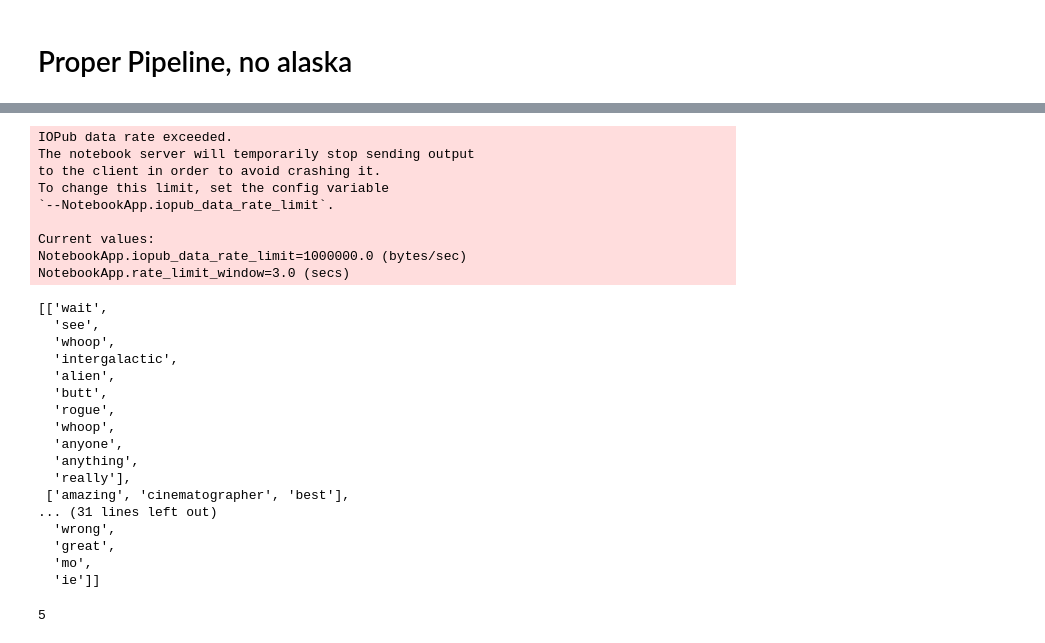
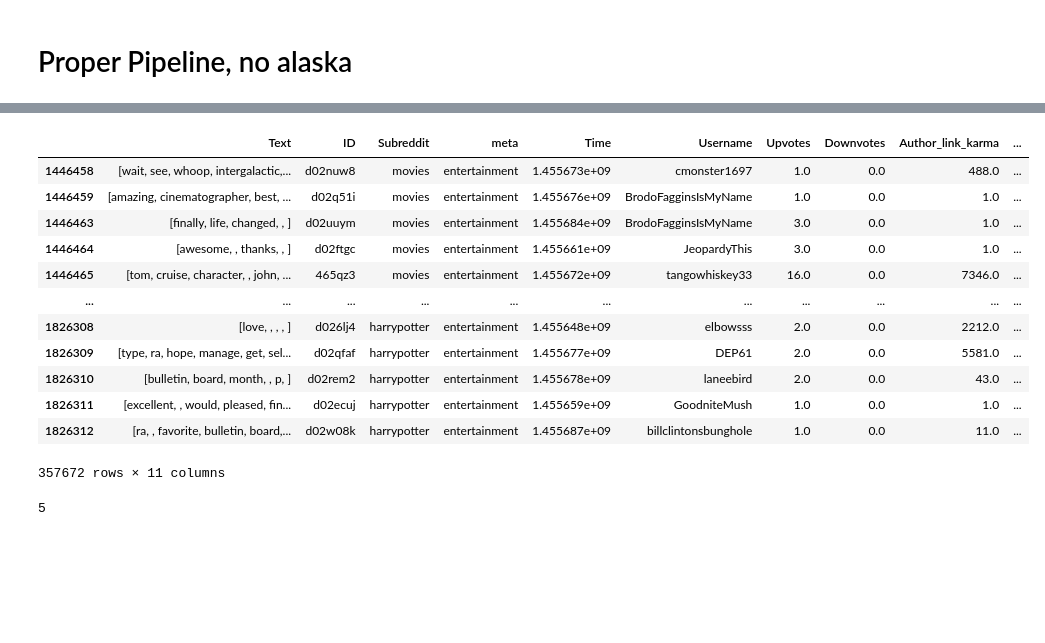
Before and after one commit to Jameshskelton/Reddit-NLP, a Jupyter notebook: Reddit-nlp-project.ipynb, the cells around one changed output, grey strips where cells are left out. Cells and saved outputs as stored; diff of their text form; code cells hidden in the pictures; blank space fills up the shorter version.

Commit message:
pipeline done, data cleaning started

```diff
--- a/Reddit-nlp-project.ipynb
+++ b/Reddit-nlp-project.ipynb
@@ -80,6 +67,6 @@ def clean_urls(array):
             lst.append(string)
     return lst
 # test
-cleaned_urls = clean_urls(df_entertainment.Text.values)
-cleaned_urls
+tokelems = clean_urls(df_entertainment.Text.values)
+# cleaned_urls
 # type(cleaned_urls[1])
@@ -136,6 +117,6 @@ def base_clean_up(strings):
 # clean_test = base_clean_up(test_strings2)
 # print(clean_test)
 # check using df
-base_clean_up1 = base_clean_up(cleaned_urls)
-base_clean_up1
+tokelems = base_clean_up(tokelems)
+# base_clean_up1
 # clean_test
@@ -163,50 +124,39 @@ base_clean_up1
 def tokenizer(strings):
         lst = []
         for i in strings:
-            tokens = [word for word in i if word not in s_stop]
+            tokens = [word for word in i.split(" ") if word not in s_stop]
             lst.append(tokens)
         return lst
 
 # # test tokenizer
-test_tokes = tokenizer(base_clean_up1)
-print(test_tokes)
+tokelems = tokenizer(tokelems)
+# print(test_tokes)
 #     lst.append(no_punct)
 # df_entertainment.Text = lst
-# %% [output]
-IOPub data rate exceeded.
-The notebook server will temporarily stop sending output
-to the client in order to avoid crashing it.
-To change this limit, set the config variable
-`--NotebookApp.iopub_data_rate_limit`.
-
-Current values:
-NotebookApp.iopub_data_rate_limit=1000000.0 (bytes/sec)
-NotebookApp.rate_limit_window=3.0 (secs)
 # %%
 def lemmatization(tokens):
 #     for i in tokens:
 
     lems = [[lemmatizer.lemmatize(word) for word in sent] for sent in tokens]
     return lems
-lemmatization(test_tokes)
+tokelems = lemmatization(tokelems)
-# %% [output]
-[['wait',
-  'see',
-  'whoop',
-  'intergalactic',
-  'alien',
-  'butt',
-  'rogue',
-  'whoop',
-  'anyone',
-  'anything',
-  'really'],
- ['amazing', 'cinematographer', 'best'],
-... (31 lines left out)
-  'wrong',
-  'great',
-  'mo',
-  'ie']]
+# %%
+df_entertainment.Text = tokelems
+df_entertainment
+# %% [output]
+|  | Text | ID | Subreddit | meta | Time | Username | Upvotes | Downvotes | Author_link_karma | ... |
+| 1446458 | [wait, see, whoop, intergalactic,... | d02nuw8 | movies | entertainment | 1.455673e+09 | cmonster1697 | 1.0 | 0.0 | 488.0 | ... |
+| 1446459 | [amazing, cinematographer, best, ... | d02q51i | movies | entertainment | 1.455676e+09 | BrodoFagginsIsMyName | 1.0 | 0.0 | 1.0 | ... |
+| 1446463 | [finally, life, changed, , ] | d02uuym | movies | entertainment | 1.455684e+09 | BrodoFagginsIsMyName | 3.0 | 0.0 | 1.0 | ... |
+| 1446464 | [awesome, , thanks, , ] | d02ftgc | movies | entertainment | 1.455661e+09 | JeopardyThis | 3.0 | 0.0 | 1.0 | ... |
+| 1446465 | [tom, cruise, character, , john, ... | 465qz3 | movies | entertainment | 1.455672e+09 | tangowhiskey33 | 16.0 | 0.0 | 7346.0 | ... |
+| ... | ... | ... | ... | ... | ... | ... | ... | ... | ... | ... |
+| 1826308 | [love, , , , ] | d026lj4 | harrypotter | entertainment | 1.455648e+09 | elbowsss | 2.0 | 0.0 | 2212.0 | ... |
+| 1826309 | [type, ra, hope, manage, get, sel... | d02qfaf | harrypotter | entertainment | 1.455677e+09 | DEP61 | 2.0 | 0.0 | 5581.0 | ... |
+| 1826310 | [bulletin, board, month, , p, ] | d02rem2 | harrypotter | entertainment | 1.455678e+09 | laneebird | 2.0 | 0.0 | 43.0 | ... |
+| 1826311 | [excellent, , would, pleased, fin... | d02ecuj | harrypotter | entertainment | 1.455659e+09 | GoodniteMush | 1.0 | 0.0 | 1.0 | ... |
+| 1826312 | [ra, , favorite, bulletin, board,... | d02w08k | harrypotter | entertainment | 1.455687e+09 | billclintonsbunghole | 1.0 | 0.0 | 11.0 | ... |
+357672 rows × 11 columns
 # %%
 def pipe1(array):
     strings = clean_urls(array)
```
Also changed, not shown: parts of 5 cells of this notebook.
